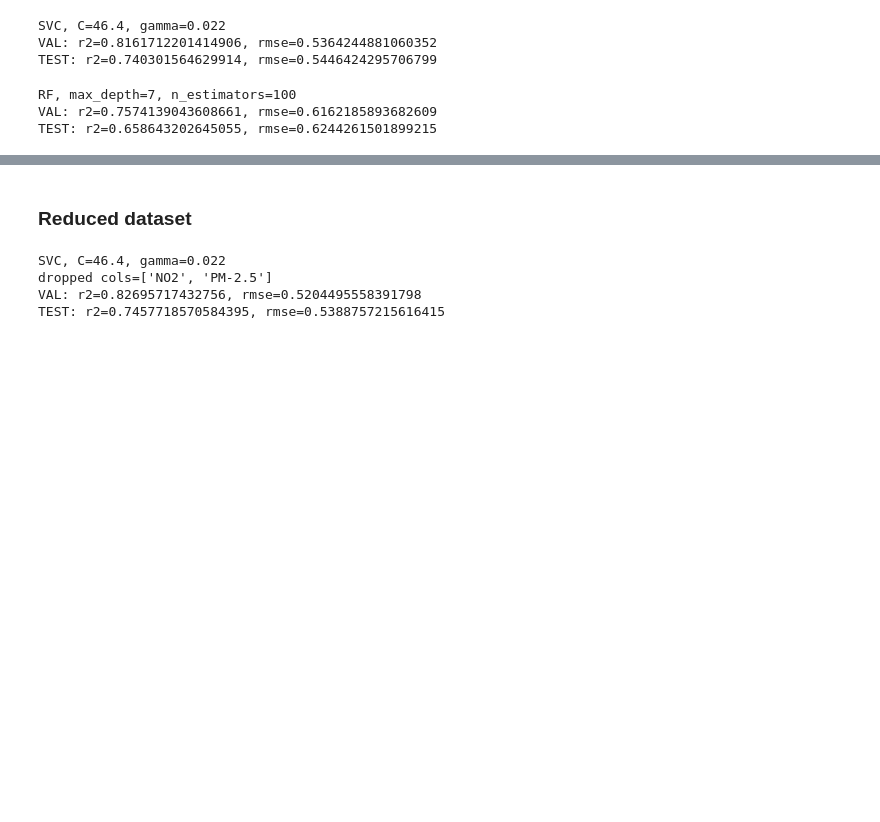
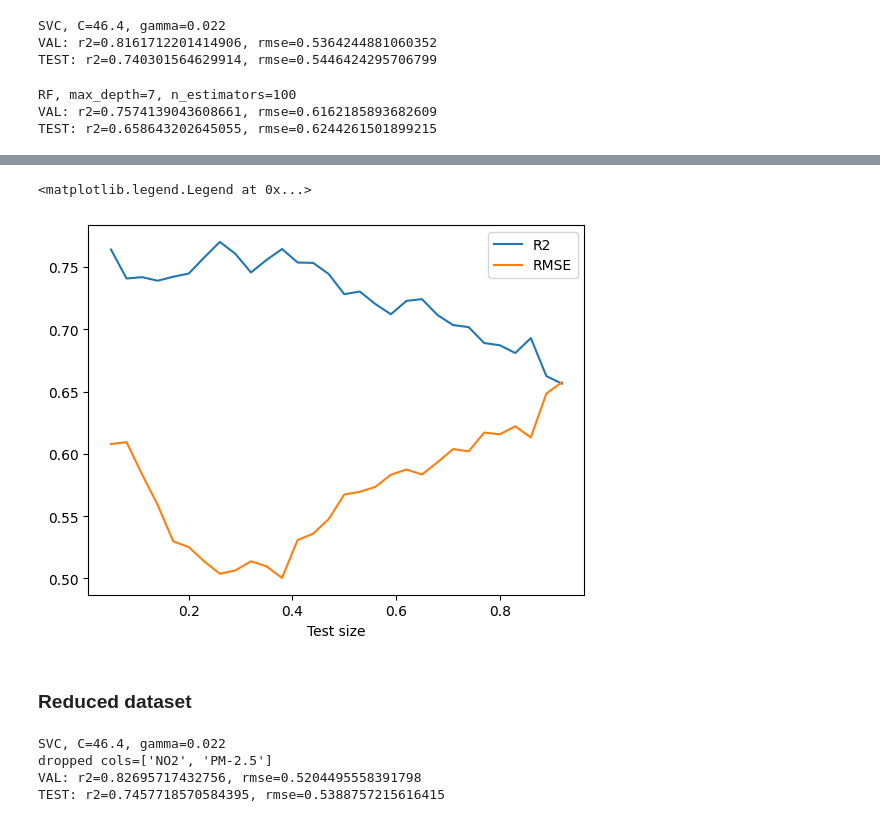
Before and after one commit to M3lo00/TOML_Homeworks, a Jupyter notebook: Homework3-4/model_training.ipynb, the cells around one changed output, grey strips where cells are left out. Saved outputs shown, nothing was run; the diff lists cells and outputs as text; code cells hidden in the pictures; blank space fills up the shorter version.

Commit message:
add more graphs

```diff
--- a/Homework3-4/model_training.ipynb
+++ b/Homework3-4/model_training.ipynb
@@ -591,3 +591,22 @@ print(f'TEST: {r2=}, {rmse=}')
 RF, max_depth=7, n_estimators=100
 VAL: r2=0.7574139043608661, rmse=0.6162185893682609
 TEST: r2=0.658643202645055, rmse=0.6244261501899215
+# %%
+res = []
+for split_size in np.linspace(0.05, 0.95, num=30, endpoint=False):
+    x_train, x_test, y_train, y_test = train_test_split(data, data.BC, test_size=split_size, random_state=seed, shuffle=True)
+    x_train = x_train.drop(columns=['BC'])
+    x_test = x_test.drop(columns=['BC'])
+
+    clf = SVR(C=C, gamma=gamma, kernel='rbf')
+    scaler = StandardScaler()
+
+    clf.fit(scaler.fit_transform(x_train), y_train)
+
+    r2 = clf.score(scaler.transform(x_test), y_test)
+    y_hat = clf.predict(scaler.transform(x_test))
+    rmse = metrics.mean_squared_error(y_test, y_hat, squared=False)
+    res.append([split_size, r2, rmse])
+# %%
+df = pd.DataFrame(res, columns=['test_size', 'R2', 'RMSE'])
+df
@@ -594,3 +631,13 @@ TEST: r2=0.658643202645055, rmse=0.6244261501899215
+# %%
+fig, ax = plt.subplots()
+ax.plot(df['test_size'], df['R2'], label='R2')
+ax.plot(df['test_size'], df['RMSE'], label='RMSE')
+ax.set_xlabel('Test size')
+# ax.set_ylabel('R2')
+ax.legend()
+# %% [output]
+<matplotlib.legend.Legend at 0x...>
+[figure, added]
 # %% [markdown]
 ### Reduced dataset
 # %%
```
Also changed, not shown: parts of 3 cells of this notebook, 2 other files.
